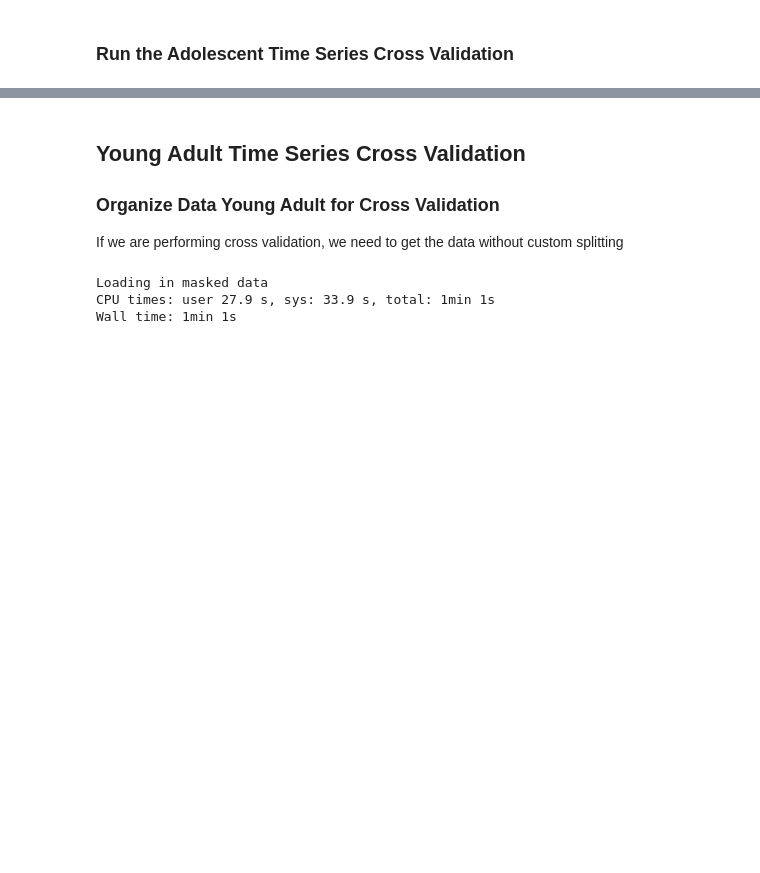
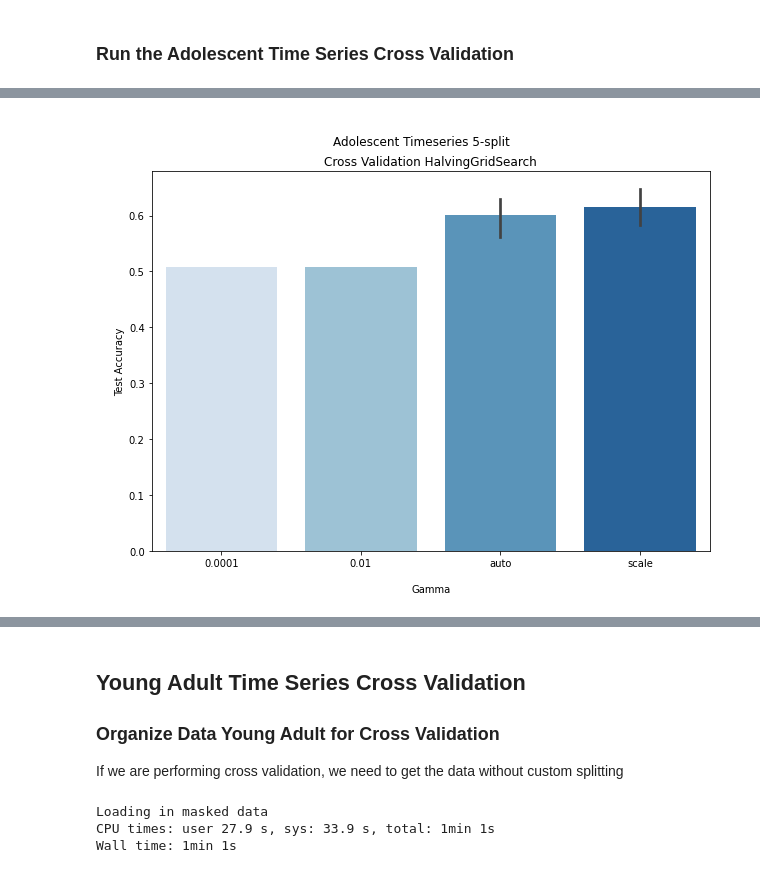
Before and after one commit to staceybeck/teambrainiac, a Jupyter notebook: source/group_svm/Timeseries_Cross_Validation.ipynb, the cells around one changed output, grey strips where cells are left out. Drawn from its saved outputs; the diff is of its cells as text; code cells hidden in the pictures; blank space fills up the shorter version.

```diff
--- a/source/group_svm/Timeseries_Cross_Validation.ipynb
+++ b/source/group_svm/Timeseries_Cross_Validation.ipynb
@@ -166,3 +232,18 @@ time_series_cv(X, y, max_train, test_size, splits, gd_srch, param_dict, file_nam
+# %%
+#Adolescent Gamma Parameter
+plt.figure(figsize= (10, 7))
+sns.barplot(x = df['param_gamma'],
+            y = df['mean_test_score'],
+            palette = "Blues",
+            )
+plt.suptitle("\nAdolescent Timeseries 5-split")
+plt.title('Cross Validation HalvingGridSearch')
+plt.xlabel("\nGamma")
+plt.ylabel("\nTest Accuracy")
+plt.savefig("/content/gdrive/MyDrive/ADOL/AD_detrend_gammaboxplot.png", dpi = 200)
+plt.show()
+# %% [output]
+[figure, added]
 # %%
 ## Cross Validation accuracy scores recorded
 
```
Also changed, not shown: parts of 17 cells of this notebook.
